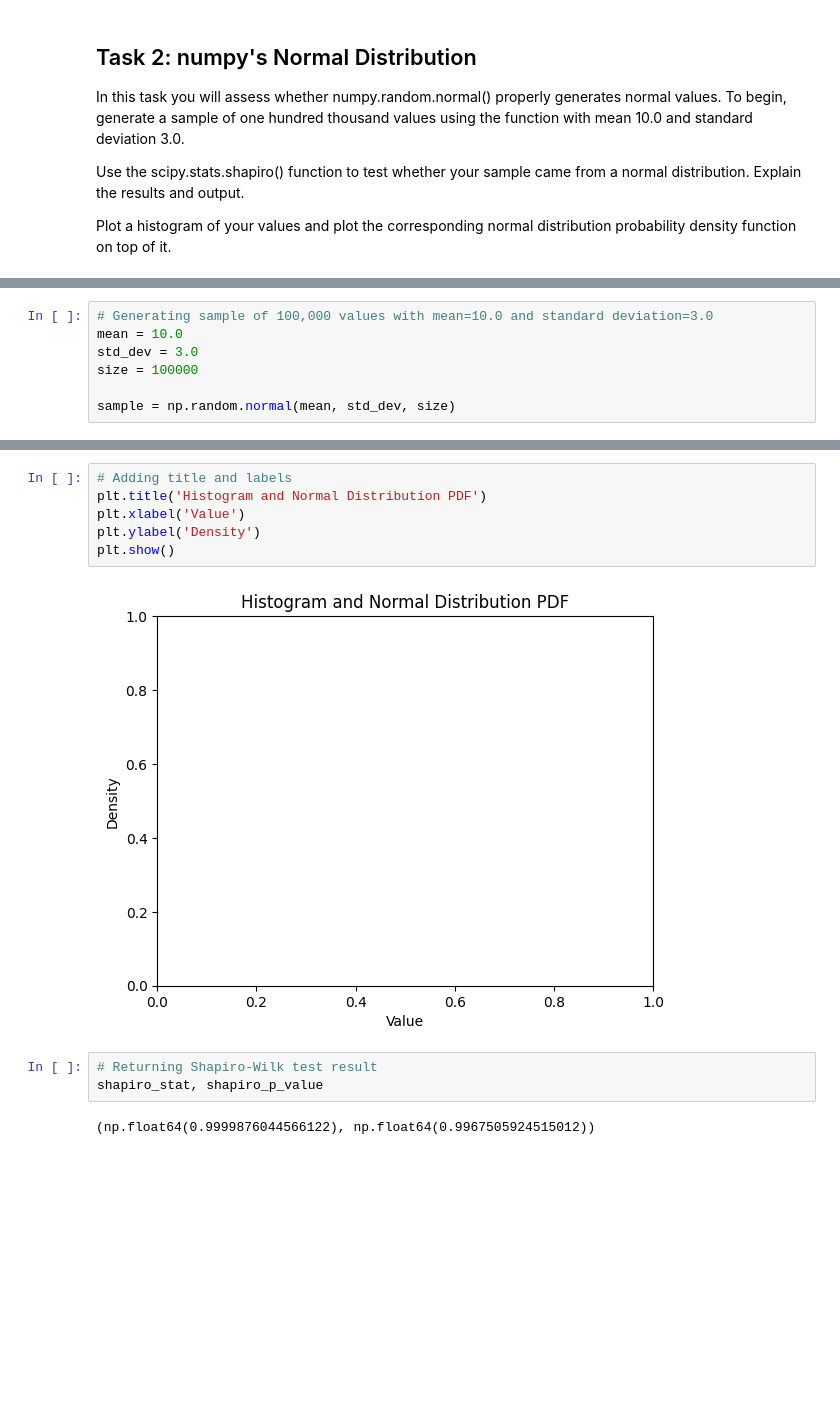
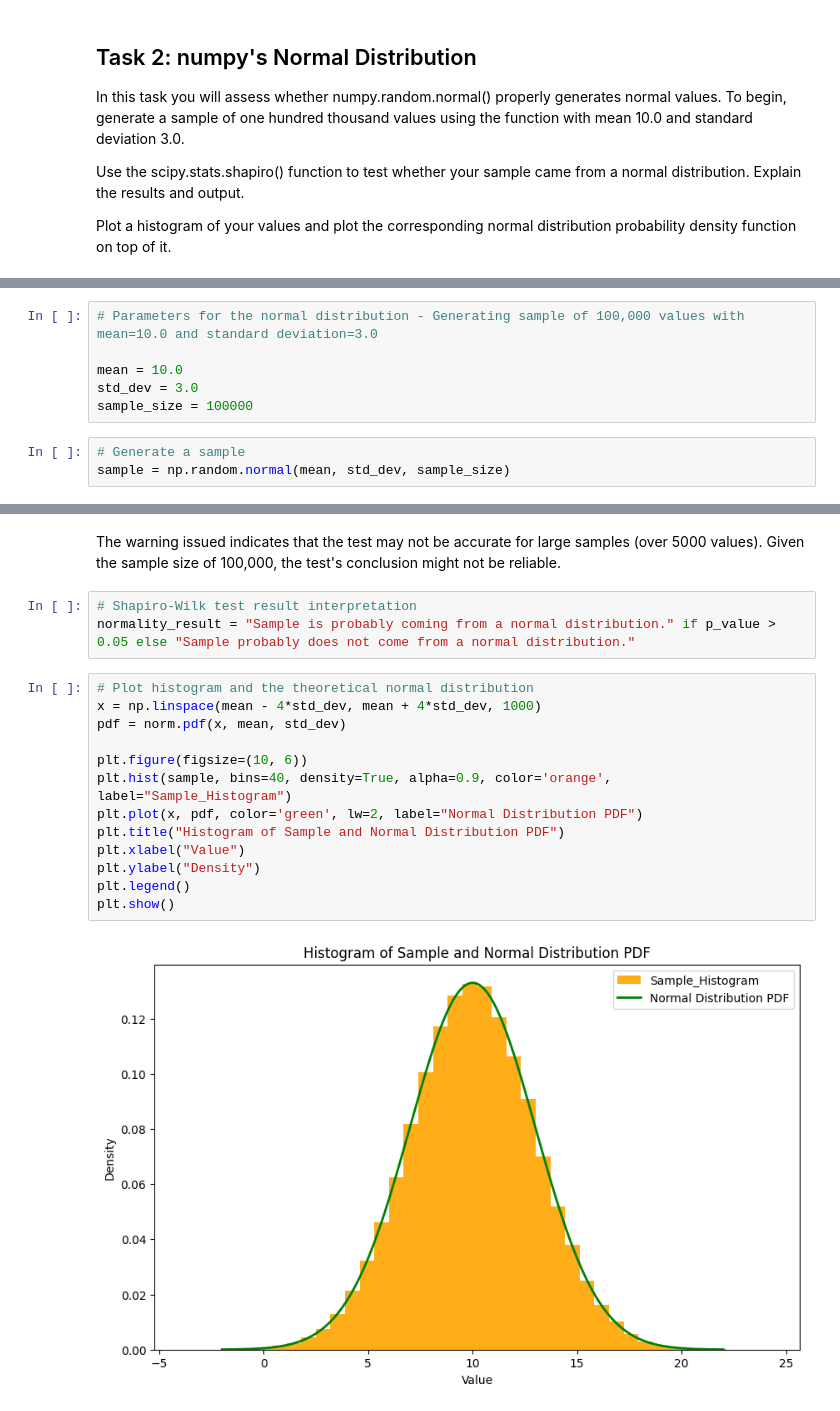
Before and after one commit to StanicicA/applied_statistics, a Jupyter notebook: tasks.ipynb, the cells around one changed output, grey strips where cells are left out. Saved outputs shown, nothing was run; the diff lists cells and outputs as text; blank space fills up the shorter version.

```diff
--- a/tasks.ipynb
+++ b/tasks.ipynb
@@ -70,8 +72,10 @@ import matplotlib.pyplot as plt
 # %%
-# Generating sample of 100,000 values with mean=10.0 and standard deviation=3.0
+# Parameters for the normal distribution - Generating sample of 100,000 values with mean=10.0 and standard deviation=3.0
+
 mean = 10.0
 std_dev = 3.0
-size = 100000
-
-sample = np.random.normal(mean, std_dev, size)
+sample_size = 100000
+# %%
+# Generate a sample
+sample = np.random.normal(mean, std_dev, sample_size)
 # %%
@@ -113,13 +84,20 @@ plt.plot(x, pdf, 'k', linewidth=2)
-# %%
-# Adding title and labels
-plt.title('Histogram and Normal Distribution PDF')
-plt.xlabel('Value')
-plt.ylabel('Density')
-plt.show()
-# %% [output]
-[figure, removed]
-# %%
-# Returning Shapiro-Wilk test result
-shapiro_stat, shapiro_p_value
-# %% [output]
-(np.float64(0.9999876044566122), np.float64(0.9967505924515012))
+# %% [markdown]
+The warning issued indicates that the test may not be accurate for large samples (over 5000 values). Given the sample size of 100,000, the test's conclusion might not be reliable.
+# %%
+# Shapiro-Wilk test result interpretation
+normality_result = "Sample is probably coming from a normal distribution." if p_value > 0.05 else "Sample probably does not come from a normal distribution."
+# %%
+# Plot histogram and the theoretical normal distribution
+x = np.linspace(mean - 4*std_dev, mean + 4*std_dev, 1000)
+pdf = norm.pdf(x, mean, std_dev)
+
+plt.figure(figsize=(10, 6))
+plt.hist(sample, bins=40, density=True, alpha=0.9, color='orange', label="Sample_Histogram")
+plt.plot(x, pdf, color='green', lw=2, label="Normal Distribution PDF")
+plt.title("Histogram of Sample and Normal Distribution PDF")
+plt.xlabel("Value")
+plt.ylabel("Density")
+plt.legend()
+plt.show()
+# %% [output]
+[figure, added]
```
Also changed, not shown: parts of 7 cells of this notebook, 1 other file.
